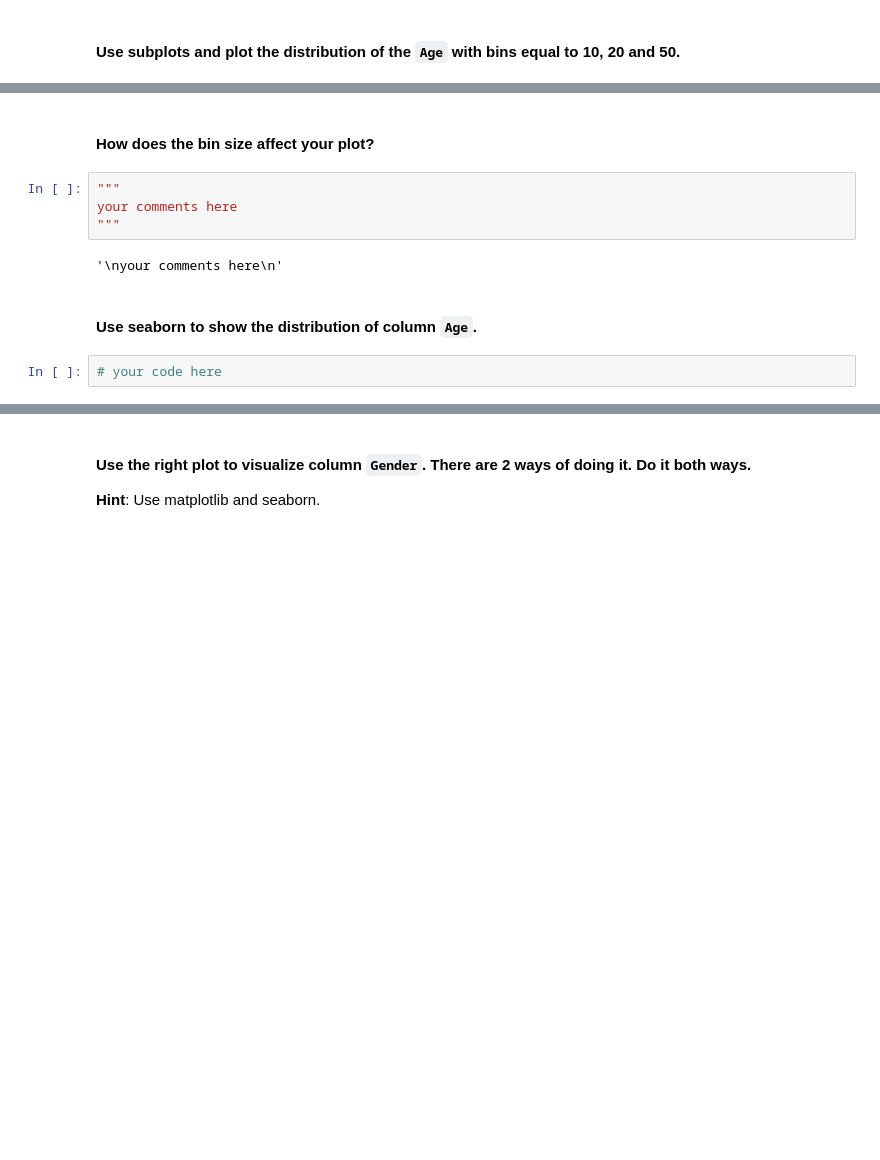
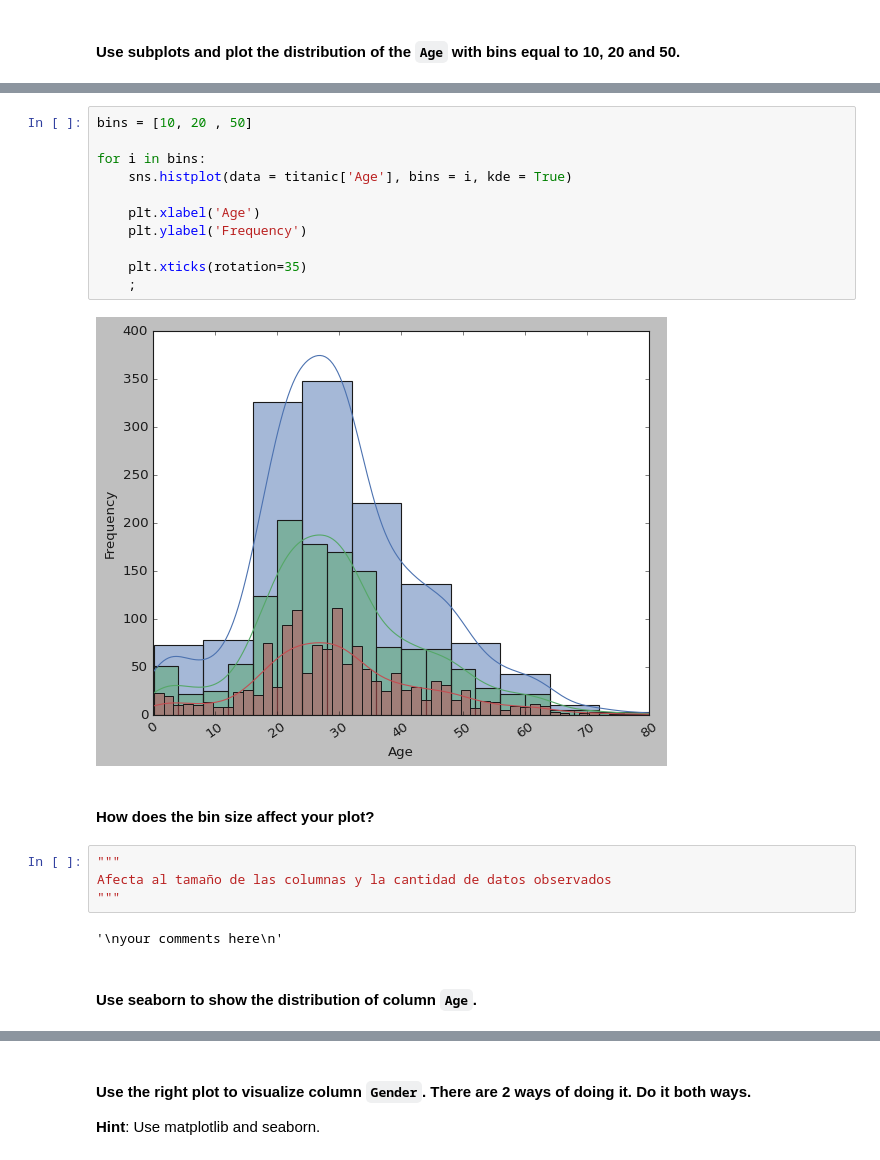
Before and after one commit to Ironhack-Data-Madrid-Octubre-2023/5.2-lab_matplotlib_seaborn, a Jupyter notebook: your-code/main.ipynb, the cells around one changed output, grey strips where cells are left out. Cells and saved outputs as stored; diff of their text form; blank space fills up the shorter version.

```diff
--- a/your-code/main.ipynb
+++ b/your-code/main.ipynb
@@ -152,12 +214,23 @@ plt.savefig('../figures/features.png');
+# %%
+bins = [10, 20 , 50]
+
+for i in bins:
+    sns.histplot(data = titanic['Age'], bins = i, kde = True)
+
+    plt.xlabel('Age')
+    plt.ylabel('Frequency')
+
+    plt.xticks(rotation=35)
+    ;
+# %% [output]
+[figure, added]
 # %% [markdown]
 #### How does the bin size affect your plot?
-# %%
-"""
-your comments here
-"""
-# %% [output]
-'\nyour comments here\n'
+# %%
+"""
+Afecta al tamaño de las columnas y la cantidad de datos observados
+"""
+# %% [output]
+'\nyour comments here\n'
 # %% [markdown]
 #### Use seaborn to show the distribution of column `Age`.
-# %%
-# your code here
```
Also changed, not shown: parts of 39 cells of this notebook.
